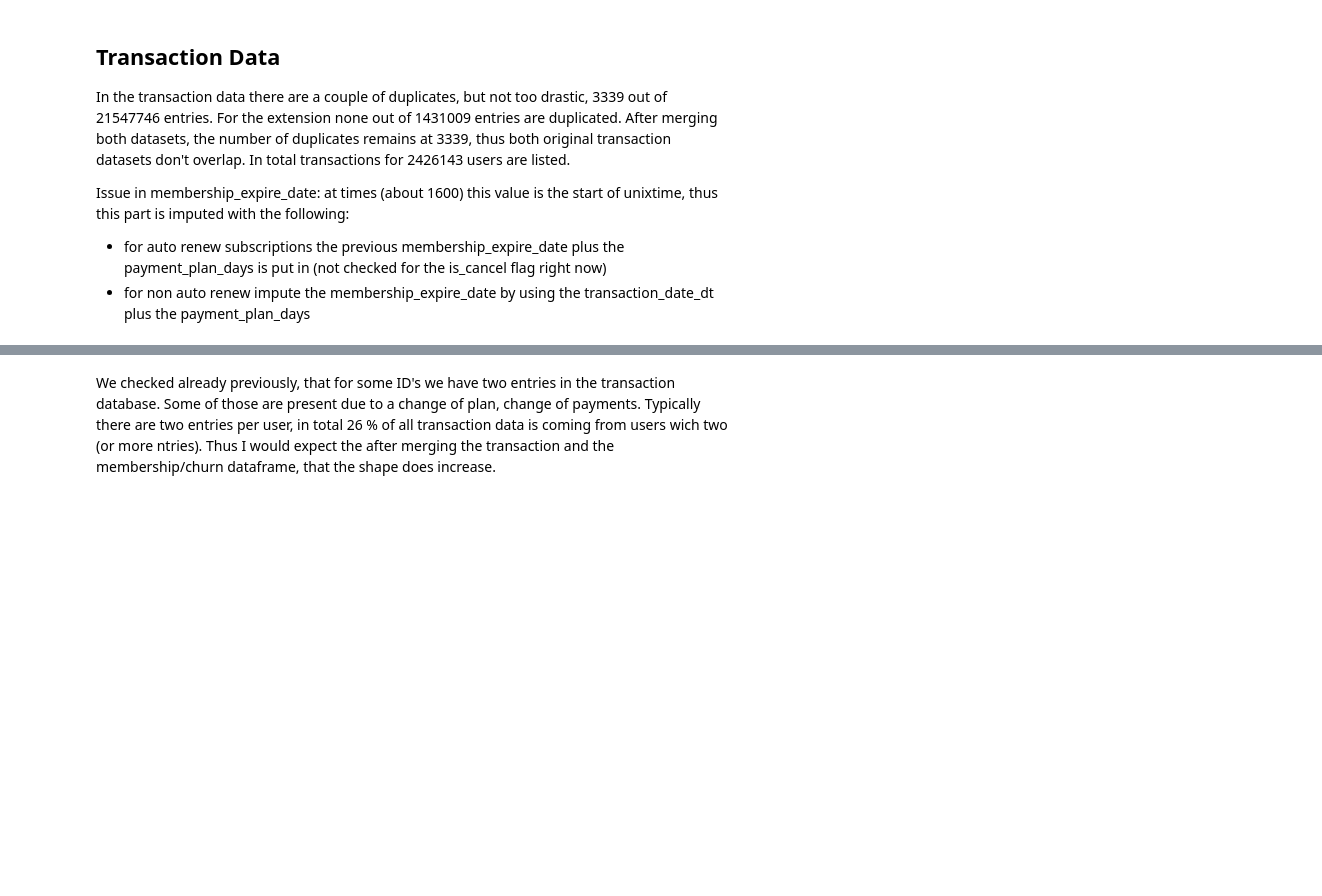
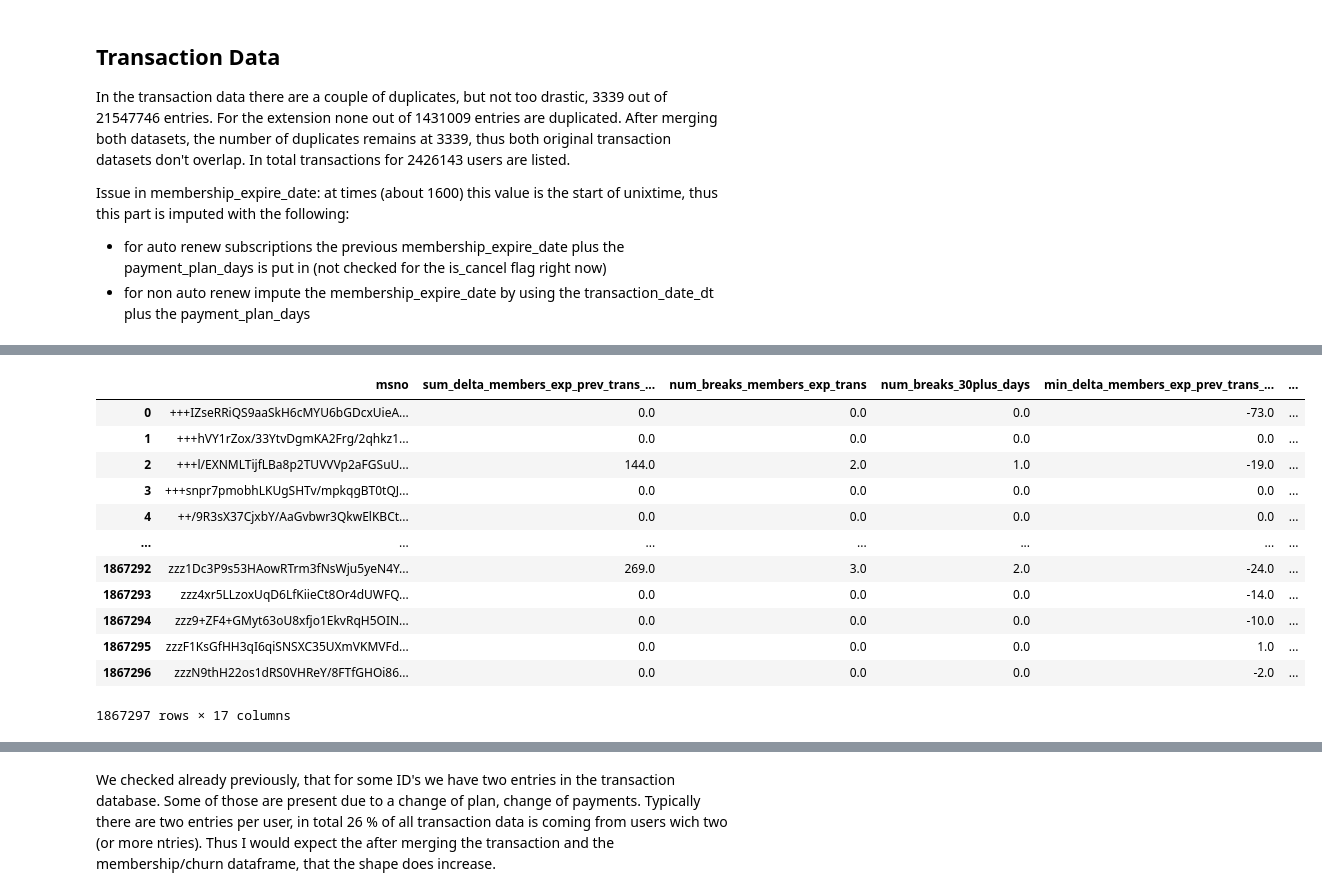
Before and after one commit to webermat/PrivateProjects, a Jupyter notebook: kkbox_churn/ML_KKBox.ipynb, the cells around one changed output, grey strips where cells are left out. Cells and saved outputs as stored; diff of their text form; code cells hidden in the pictures; blank space fills up the shorter version.

```diff
--- a/kkbox_churn/ML_KKBox.ipynb
+++ b/kkbox_churn/ML_KKBox.ipynb
@@ -522,23 +610,42 @@ df_delta_tra.dtypes
 # %%
 #workaround for aggregation, exclude the first time stamp which doesn't include the delta values
 #clearly this also ignores all users, which had one subscription only in their customr journry
 df_tra_agg_per_user_red=df_delta_tra[df_delta_tra["delta_transact_date_members_exp_prev"].notna()].groupby(
     ["msno"]).agg(
         #effective break periods, if transaction happens more than a day after expiration of the previous membership
         #clearly if you renew the membership just the day after, the effective break is 0, correct for that
         #offset by 1
         sum_delta_members_exp_prev_trans_date=('delta_transact_date_members_exp_prev', lambda x:(x[x > 1]-1).sum()),
         num_breaks_members_exp_trans=('delta_transact_date_members_exp_prev', lambda x:(x[x > 1]).count()),
+        num_breaks_30plus_days=('delta_transact_date_members_exp_prev',lambda x:(x[x > 30]).count()),
         min_delta_members_exp_prev_trans_date=('delta_transact_date_members_exp_prev','min'),
         max_delta_members_exp_prev_trans_date=('delta_transact_date_members_exp_prev','max'),
+        mean_delta_members_exp_prev_trans_date=('delta_transact_date_members_exp_prev','mean'),
+        median_delta_members_exp_prev_trans_date=('delta_transact_date_members_exp_prev','median'),
         mode_delta_members_exp_prev_trans_date=('delta_transact_date_members_exp_prev',lambda x: pd.Series.mode(x)[0]),
         min_delta_trans_date=('delta_transaction_date','min'),
         max_delta_trans_date=('delta_transaction_date','max'),
+        mean_delta_trans_date=('delta_transaction_date','mean'),
+        median_delta_trans_date=('delta_transaction_date','median'),
         mode_delta_trans_date=('delta_transaction_date',lambda x: pd.Series.mode(x)[0]),
         min_delta_amount_paid=('delta_amount_paid','min'),
         max_delta_amount_paid=('delta_amount_paid','max'),
         mode_delta_amount_paid=('delta_amount_paid',lambda x: pd.Series.mode(x)[0])
     ).reset_index()
 df_tra_agg_per_user_red
+# %% [output]
+|  | msno | sum_delta_members_exp_prev_trans_... | num_breaks_members_exp_trans | num_breaks_30plus_days | min_delta_members_exp_prev_trans_... | ... |
+| 0 | +++IZseRRiQS9aaSkH6cMYU6bGDcxUieA... | 0.0 | 0.0 | 0.0 | -73.0 | ... |
+| 1 | +++hVY1rZox/33YtvDgmKA2Frg/2qhkz1... | 0.0 | 0.0 | 0.0 | 0.0 | ... |
+| 2 | +++l/EXNMLTijfLBa8p2TUVVVp2aFGSuU... | 144.0 | 2.0 | 1.0 | -19.0 | ... |
+| 3 | +++snpr7pmobhLKUgSHTv/mpkqgBT0tQJ... | 0.0 | 0.0 | 0.0 | 0.0 | ... |
+| 4 | ++/9R3sX37CjxbY/AaGvbwr3QkwElKBCt... | 0.0 | 0.0 | 0.0 | 0.0 | ... |
+| ... | ... | ... | ... | ... | ... | ... |
+| 1867292 | zzz1Dc3P9s53HAowRTrm3fNsWju5yeN4Y... | 269.0 | 3.0 | 2.0 | -24.0 | ... |
+| 1867293 | zzz4xr5LLzoxUqD6LfKiieCt8Or4dUWFQ... | 0.0 | 0.0 | 0.0 | -14.0 | ... |
+| 1867294 | zzz9+ZF4+GMyt63oU8xfjo1EkvRqH5OIN... | 0.0 | 0.0 | 0.0 | -10.0 | ... |
+| 1867295 | zzzF1KsGfHH3qI6qiSNSXC35UXmVKMVFd... | 0.0 | 0.0 | 0.0 | 1.0 | ... |
+| 1867296 | zzzN9thH22os1dRS0VHReY/8FTfGHOi86... | 0.0 | 0.0 | 0.0 | -2.0 | ... |
+1867297 rows × 17 columns
 # %%
 df_tra[df_tra['msno']=='JdKkGg4Pm+Xj7yaE40HqsNk11m1tRhAYE0z02WE9R5o='].sort_values(by='transaction_date_dt')
```
Also changed, not shown: parts of 14 cells of this notebook.
